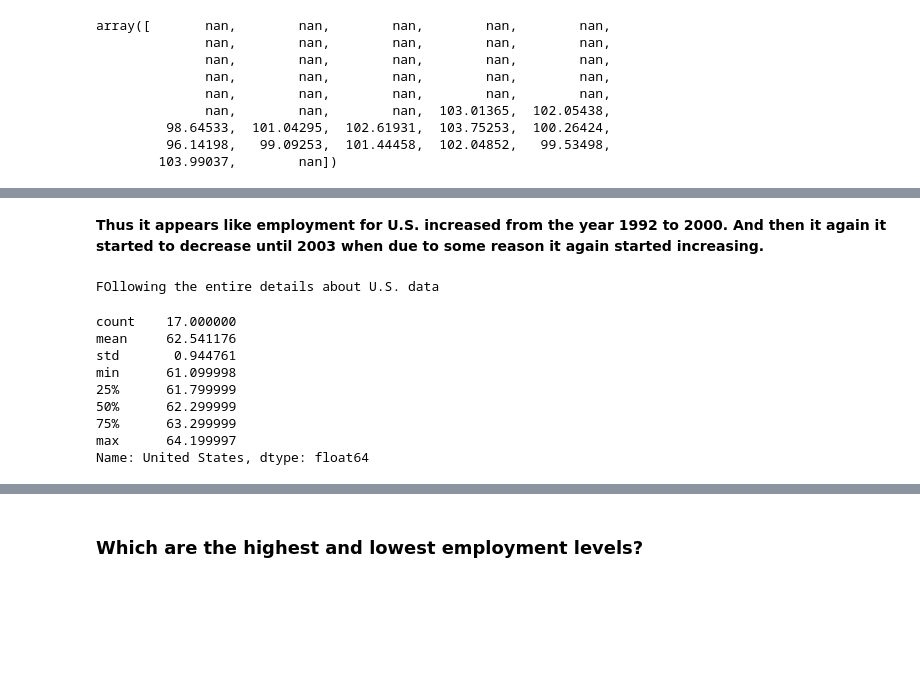
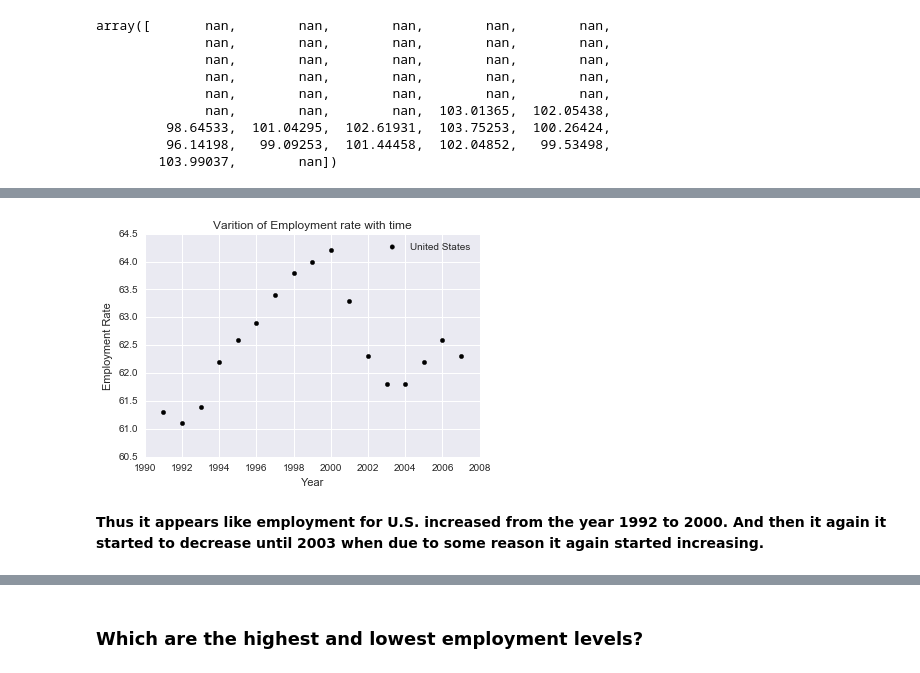
Before and after one commit to Anish-kr/Python_projects, a Jupyter notebook: Gapminder.ipynb, the cells around one changed output, grey strips where cells are left out. Drawn from its saved outputs; the diff is of its cells as text; code cells hidden in the pictures; blank space fills up the shorter version.

```diff
--- a/Gapminder.ipynb
+++ b/Gapminder.ipynb
@@ -147,16 +165,6 @@ plt.scatter(year_for_US,emp_US.values)
+# %%
+scatter_plot(employment_rate, 'United States','black','o')
+# %% [output]
+[figure, added]
 # %% [markdown]
 **Thus it appears like employment for U.S. increased from the year 1992 to 2000. And then it again it started to decrease until 2003 when due to some reason it again started increasing.**
-# %%
-print "FOllowing the entire details about U.S. data"
-emp_US.describe()
-# %% [output]
-FOllowing the entire details about U.S. data
-count    17.000000
-mean     62.541176
-std       0.944761
-min      61.099998
-25%      61.799999
-50%      62.299999
-75%      63.299999
-max      64.199997
-Name: United States, dtype: float64
```
Also changed, not shown: parts of 14 cells of this notebook.
